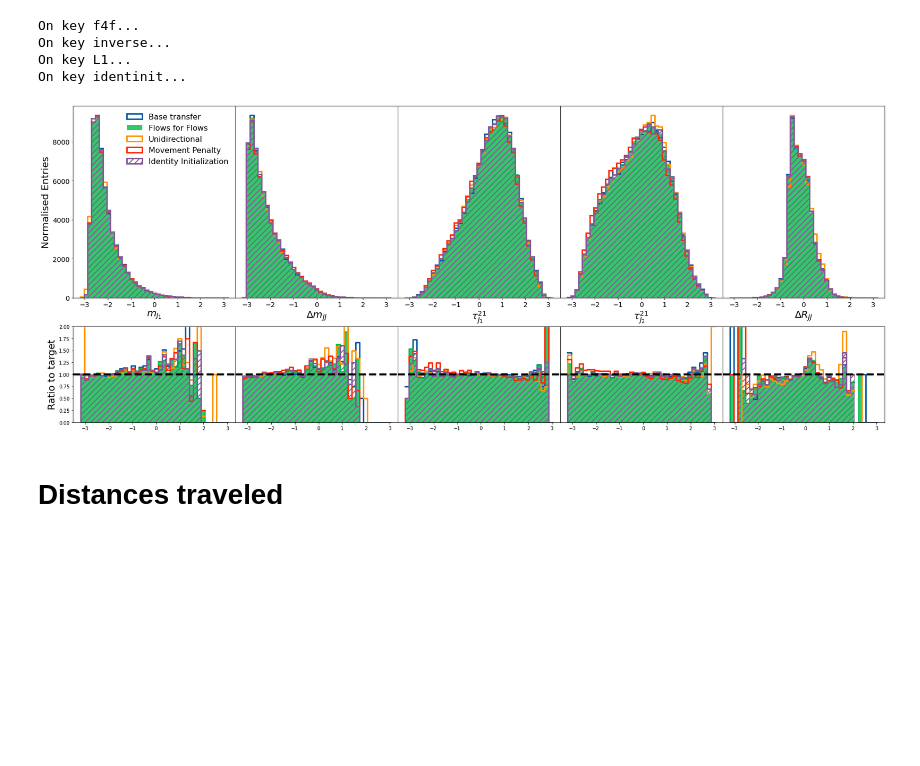
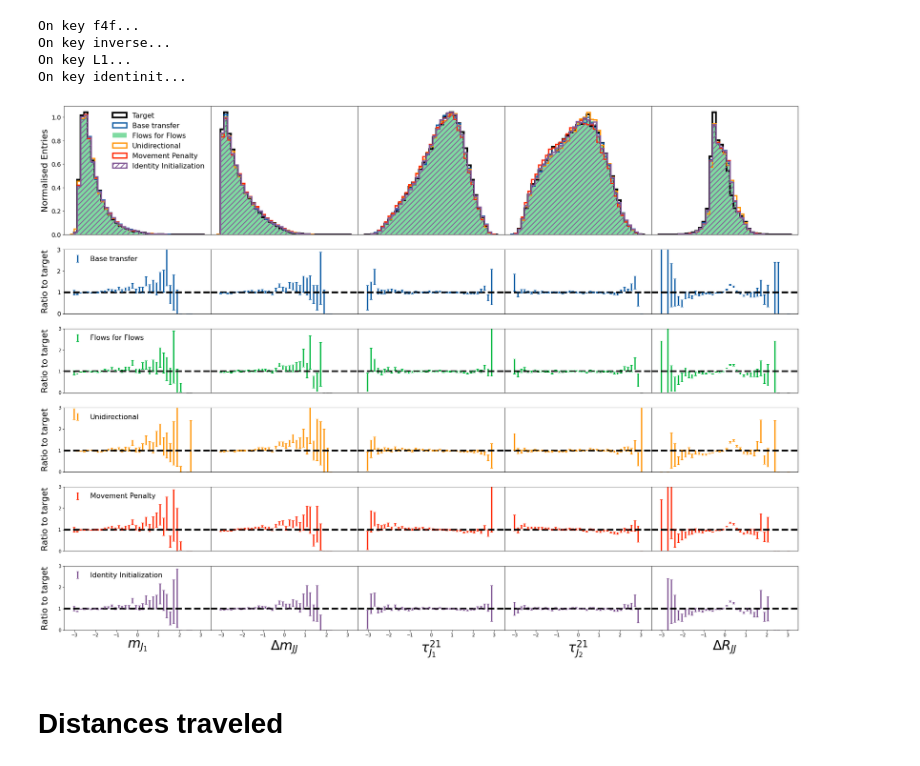
Before and after one commit to rmastand/flows4flows, a Jupyter notebook: paper_plots_science.ipynb, the cells around one changed output. Saved outputs shown, nothing was run; the diff lists cells and outputs as text; code cells hidden in the pictures; blank space fills up the shorter version.

Commit message:
updated plotting styles

```diff
--- a/paper_plots_science.ipynb
+++ b/paper_plots_science.ipynb
@@ -233,7 +233,7 @@ labels_dict = {"base_transfer":"Base transfer",
 
 style_dict = {"baseline":["step", "black", 1, "", 2],  # step, color, alpha, hash, linewidth
              "base_transfer":["step", "#0C5DA5", 1, "", 3],
-             "f4f":["stepfilled", "#00B945", .8, "", 3],
+             "f4f":["stepfilled", "#00B945", .5, "", 3],
              "inverse":["step", "#FF9500", 1, "", 3],
              "L1":["step", "#FF2C00", 1, "", 3],
              "identinit":["step", "#845B97", 1, "//", 3]}
@@ -249,61 +249,102 @@ f_3 = 14
 
 # get summary stats
 
+def get_errors_of_ratio(x, y, bins):
+
+    """
+    Using poisson errors, sigma = sqrt(n)
+    (dz)**2 = (1/y)**2*(dx)**2 + (x/y**2)**2*(dy)**2)
+
+    becomes (dz)**2 = (x/y**2) + (x**2/y**3)
+    """
+
+    x_values, _ = np.histogram(x, bins = bins, density = False)
+    y_values, _ = np.histogram(y, bins = bins, density = False)
+
+    dz_sq = (x_values/(y_values**2)) + ((x_values**2)/(y_values**3))
+
+    return np.sqrt(dz_sq)
+
+
+
 
 
 bins = np.linspace(-3.2, 3.2, 40)
 
-fig, ax = plt.subplots(2, 5, figsize = (30, 12), gridspec_kw={'height_ratios': [2, 1]})
+fig, ax = plt.subplots(6, 5, figsize = (30, 22), gridspec_kw={'height_ratios': [2, 1, 1, 1, 1, 1]})
 
 for i in range(5):
 
     # get target histogram
     values_target, _ = np.histogram(val_dat_data[:,i].numpy(), bins = bins, density = True)
 
-    for key in transformed_data.keys():
+    ax[0, i].hist(val_dat_data[:,i].numpy(), bins = bins, label = "Target", histtype = "step", color = "black",
+                          linewidth = 4, density = True)
+
+    for j, key in enumerate(transformed_data.keys()):
         # plot the distribution
+
         ax[0, i].hist(transformed_data[key][:,i], bins = bins, label = labels_dict[key], histtype = style_dict[key][0], color = style_dict[key][1],
-                          alpha = style_dict[key][2],  hatch = style_dict[key][3],linewidth = style_dict[key][4])
-
+                          alpha = style_dict[key][2],  hatch = style_dict[key][3],linewidth = style_dict[key][4], density = True)
 
         # ratio plot
+        ax[j+1,i].axhline(1, color = "black", linestyle = 'dashed', linewidth = 4)
         loc_values, _ = np.histogram(transformed_data[key][:,i], bins = bins, density = True)
         loc_ratio = np.nan_to_num(np.divide(loc_values, values_target))
 
-        ax[1, i].step(bins[:-1], loc_ratio, color = style_dict[key][1],
-                              alpha = style_dict[key][2], linewidth = 3)
+        #ax[j+1, i].step(bins[:-1], loc_ratio, color = style_dict[key][1],
+         #                     alpha = style_dict[key][2], linewidth = 3)
+
+        errorbars = get_errors_of_ratio(transformed_data[key][:,i], val_dat_data[:,i].numpy(), bins)
+        ax[j+1, i].errorbar(bins[:-1], loc_ratio, yerr = errorbars, color = style_dict[key][1],
+                         elinewidth = 3, capsize = 3, label = labels_dict[key], linewidth = 0)
 
         if key == "f4f":
             loc_ratio[loc_ratio < 0] = 0
             loc_ratio[loc_ratio > 10 ] = 0
-
-            ax[1, i].fill_between(bins[:-1], loc_ratio, color = style_dict[key][1], alpha = style_dict[key][2], step = "pre")
+            #ax[j+1, i].fill_between(bins[:-1], loc_ratio, color = style_dict[key][1], alpha = style_dict[key][2], step = "pre")
         if key == "identinit":
             loc_ratio[loc_ratio < 0] = 0
             loc_ratio[loc_ratio > 10 ] = 0
-            ax[1, i].fill_between(bins[:-1], loc_ratio, y2 = -2, edgecolor = style_dict[key][1], alpha = style_dict[key][2], hatch="//",facecolor = "none", step = "pre")
+            #ax[j+1, i].fill_between(bins[:-1], loc_ratio, edgecolor = style_dict[key][1], alpha = style_dict[key][2], hatch="//",facecolor = "none", step = "pre")
 
-    ax[0,i].set_xlabel(labels[i], fontsize = f_1)
+        ax[j+1,0].set_ylabel("Ratio to target", fontsize = f_1)
+        ax[j+1,0].legend(fontsize = f_2, loc = "upper left", frameon = False)
+
+        ax[j+1,i].set_ylim(0, 3)
+
+        if i != 0:
+            ax[0,i].set_yticks([])
+            ax[j+1,i].set_yticks([])
+        else:
+            ax[j+1,i].set_yticks([0, 1, 2, 3])
+
+        if j != 4:
+            ax[j+1,i].set_xticks([])
+
+    # bottom plot gets x_label
+    ax[5,i].set_xlabel(labels[i], fontsize = f_1*1.5)
+
     ax[0,i].tick_params(axis='both', labelsize=f_3)
-    ax[0,i].set_xlim(-3.5, 3.5)
-    ax[1,i].set_ylim(0, 2)
-    ax[1,i].axhline(1, color = "black", linestyle = 'dashed', linewidth = 4)
-    #ax[i].set_aspect("equal")
-    if i != 0:
-        ax[0,i].set_yticks([])
-        ax[1,i].set_yticks([])
+    ax[1,i].tick_params(axis='both', labelsize=f_3)
+
+    ax[0,i].set_xticks([])
 
 
 
+
+
+plt.setp(ax, xlim=(-3.5, 3.5))
+fig.align_ylabels(ax[:, 0])
 plt.subplots_adjust(wspace=0, hspace=.2)
 
 ax[0,0].legend(fontsize = f_2, loc = "upper right", frameon = False)
 ax[0,0].set_ylabel("Normalised Entries", fontsize = f_1)
-ax[1,0].set_ylabel("Ratio to target", fontsize = f_1)
+
 plt.savefig(f"plots/science_feature_ratios.pdf", bbox_inches="tight")
 plt.show()
 # %% [output]
-[figure, old version]
+[figure, new version]
 # %% [markdown]
 # Distances traveled
 # %%
```
Also changed, not shown: parts of 2 cells of this notebook.
